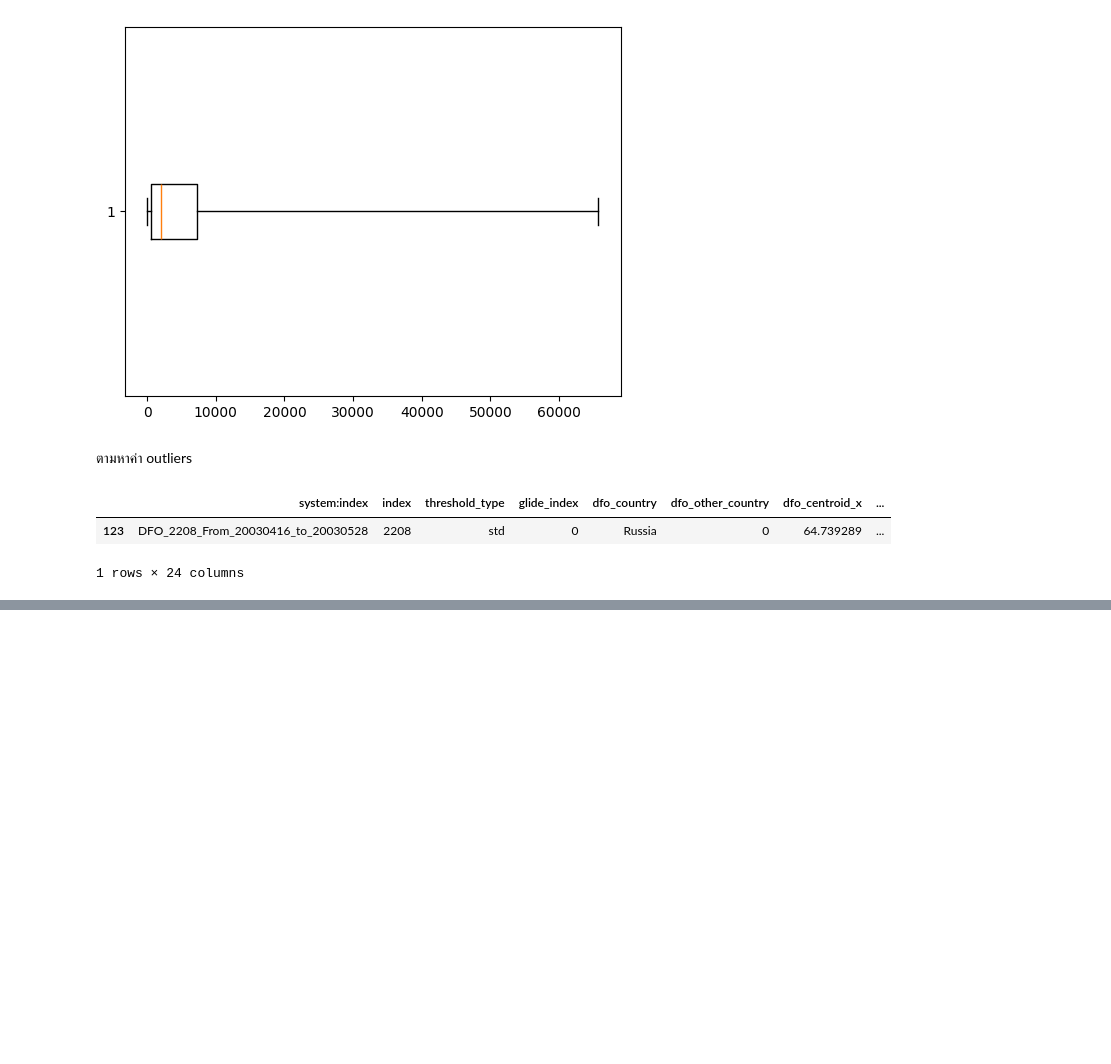
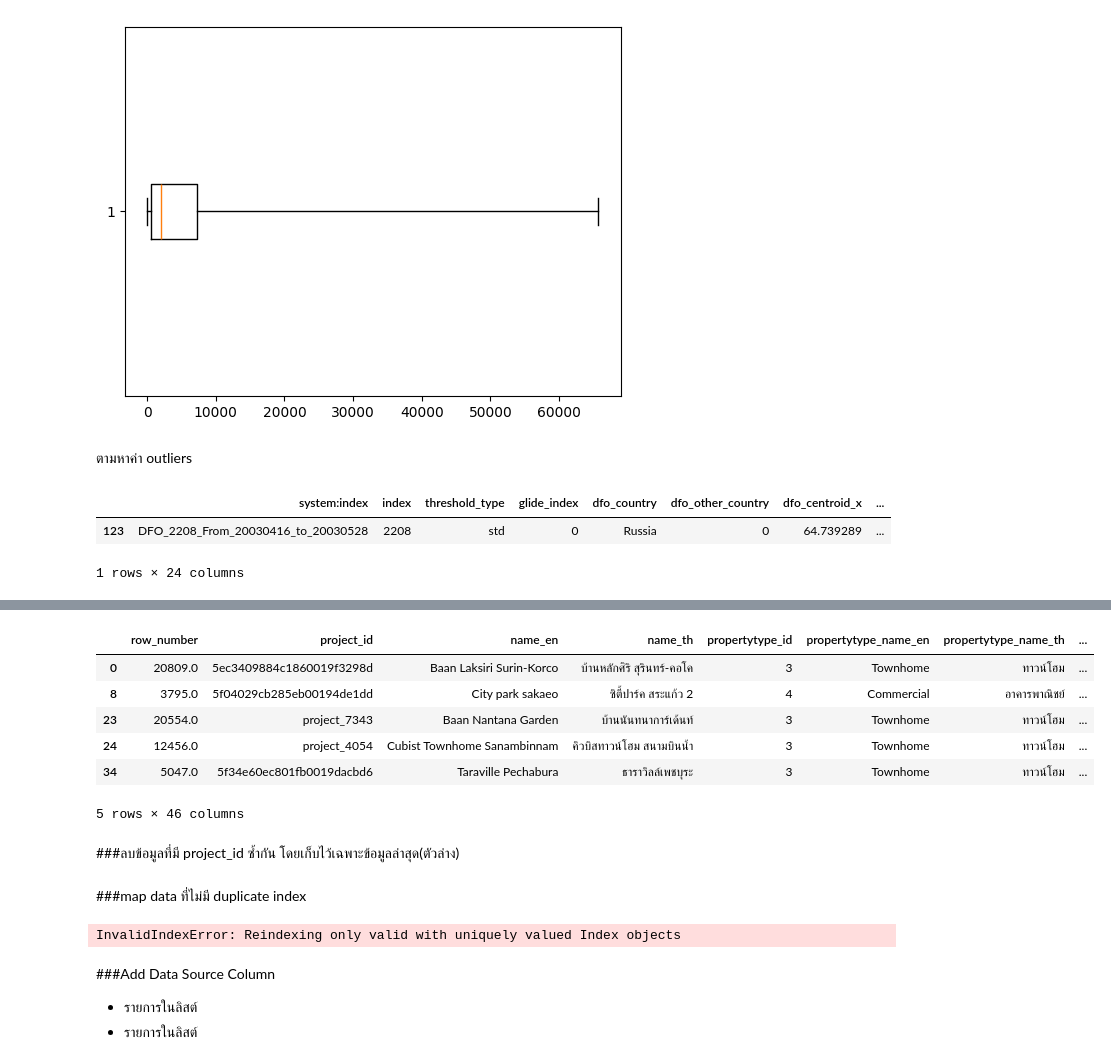
Before and after one commit to Thanyarat281-6/BSC_DPDM2025, a Jupyter notebook: Ch_3_Data_preprocessing.ipynb, the cells around one changed output, grey strips where cells are left out. Cells and saved outputs as stored; diff of their text form; code cells hidden in the pictures; blank space fills up the shorter version.

```diff
--- a/Ch_3_Data_preprocessing.ipynb
+++ b/Ch_3_Data_preprocessing.ipynb
@@ -384,0 +398,3 @@ flood1[flood1['gfd_area'] == outputbox['fliers'][0].get_xdata()[0]]
+# %%
+unittype_df = pd.read_csv('/content/drive/MyDrive/DataMining2025 2 /Copy of opendata_unittype-2.csv')
+unittype_df.head()
@@ -384,0 +465,2 @@ flood1[flood1['gfd_area'] == outputbox['fliers'][0].get_xdata()[0]]
+# %%
+unittype_df['project_id'].map(project_df.set_index('project_id')['name_th'])
@@ -384,0 +490,12 @@ flood1[flood1['gfd_area'] == outputbox['fliers'][0].get_xdata()[0]]
+# %%
+project_df[project_df.duplicated(subset='project_id', keep=False)].head()
+# %% [output]
+|  | row_number | project_id | name_en | name_th | propertytype_id | propertytype_name_en | propertytype_name_th | ... |
+| 0 | 20809.0 | 5ec3409884c1860019f3298d | Baan Laksiri Surin-Korco | บ้านหลักศิริ สุรินทร์-คอโค | 3 | Townhome | ทาวน์โฮม | ... |
+| 8 | 3795.0 | 5f04029cb285eb00194de1dd | City park sakaeo | ซิตี้ปาร์ค สระแก้ว 2 | 4 | Commercial | อาคารพาณิชย์ | ... |
+| 23 | 20554.0 | project_7343 | Baan Nantana Garden | บ้านนันทนาการ์เด้นท์ | 3 | Townhome | ทาวน์โฮม | ... |
+| 24 | 12456.0 | project_4054 | Cubist Townhome Sanambinnam | คิวบิสทาวน์โฮม สนามบินน้ำ | 3 | Townhome | ทาวน์โฮม | ... |
+| 34 | 5047.0 | 5f34e60ec801fb0019dacbd6 | Taraville Pechabura | ธาราวิลล์เพชบุระ | 3 | Townhome | ทาวน์โฮม | ... |
+5 rows × 46 columns
+# %% [markdown]
+###ลบข้อมูลที่มี project_id ซ้ำกัน โดยเก็บไว้เฉพาะข้อมูลล่าสุด(ตัวล่าง)
@@ -384,0 +504,11 @@ flood1[flood1['gfd_area'] == outputbox['fliers'][0].get_xdata()[0]]
+# %% [markdown]
+###map data ที่ไม่มี duplicate index
+# %%
+unittype_df['project_id'].map(project_df_dedup.set_index('project_id')['name_th'])
+# %% [output]
+InvalidIndexError: Reindexing only valid with uniquely valued Index objects
+# %% [markdown]
+###Add Data Source Column
+
+*   รายการในลิสต์
+*   รายการในลิสต์
```
Also changed, not shown: parts of 18 cells of this notebook.
